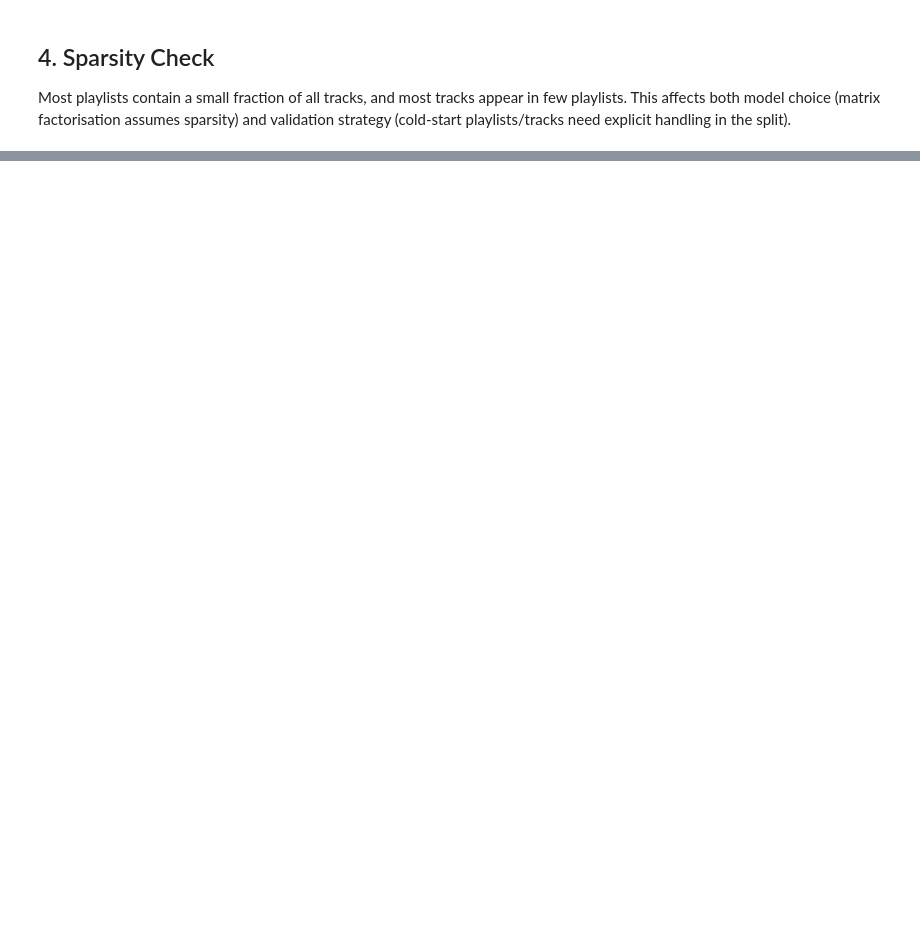
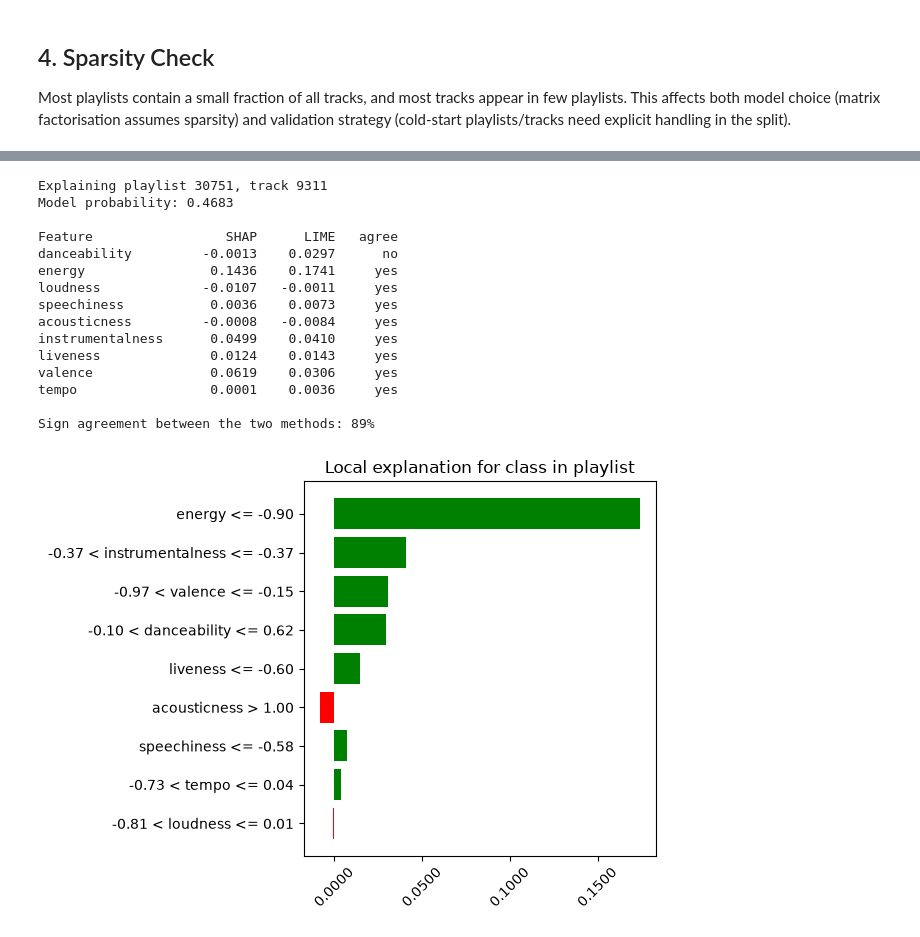
Before and after one commit to julesrif/ML-Music-Recommender-System, a Jupyter notebook: main.ipynb, the cells around one changed output, grey strips where cells are left out. Saved outputs shown, nothing was run; the diff lists cells and outputs as text; code cells hidden in the pictures; blank space fills up the shorter version.

```diff
--- a/main.ipynb
+++ b/main.ipynb
@@ -893,0 +2118,66 @@ plt.show()
+# %%
+# LIME on the same interaction as the first SHAP explanation. Classification mode rather
+# than regression: the model outputs a probability, so a two-column predict_proba is the
+# honest interface and keeps the surrogate comparable with the Shapley attribution.
+focus_u, focus_i = int(pair_users[0]), int(pair_items[0])
+focus_predict = audio_predictor(focus_u, focus_i)
+
+
+def predict_proba(audio_batch):
+    p = focus_predict(audio_batch)
+    return np.column_stack([1.0 - p, p])
+
+
+lime_explainer = lime.lime_tabular.LimeTabularExplainer(
+    training_data=audio_np[rng.choice(num_items, 5000, replace=False)],
+    feature_names=AUDIO_FEATURES,
+    class_names=["not in playlist", "in playlist"],
+    mode="classification",
+)
+
+lime_exp = lime_explainer.explain_instance(
+    data_row=audio_np[focus_i], predict_fn=predict_proba, num_features=len(AUDIO_FEATURES)
+)
+
+print(f"Explaining playlist {focus_u}, track {focus_i}")
+print(f"Model probability: {focus_predict(audio_np[focus_i : focus_i + 1])[0]:.4f}\n")
+
+lime_weights = dict(lime_exp.as_map()[1])
+shap_first = shap_values[0]
+
+print(f"{'Feature':<18}{'SHAP':>10}{'LIME':>10}{'agree':>8}")
+for j, feature in enumerate(AUDIO_FEATURES):
+    lime_w = lime_weights.get(j, 0.0)
+    agree = "yes" if np.sign(lime_w) == np.sign(shap_first[j]) else "no"
+    print(f"{feature:<18}{shap_first[j]:>10.4f}{lime_w:>10.4f}{agree:>8}")
+
+agreement = np.mean(
+    [
+        np.sign(lime_weights.get(j, 0.0)) == np.sign(shap_first[j])
+        for j in range(len(AUDIO_FEATURES))
+    ]
+)
+print(f"\nSign agreement between the two methods: {agreement:.0%}")
+
+fig = lime_exp.as_pyplot_figure()
+fig.gca().xaxis.set_major_formatter(FormatStrFormatter("%.4f"))
+plt.xticks(rotation=45)
+plt.tight_layout()
+plt.show()
+# %% [output]
+Explaining playlist 30751, track 9311
+Model probability: 0.4683
+
+Feature                 SHAP      LIME   agree
+danceability         -0.0013    0.0297      no
+energy                0.1436    0.1741     yes
+loudness             -0.0107   -0.0011     yes
+speechiness           0.0036    0.0073     yes
+acousticness         -0.0008   -0.0084     yes
+instrumentalness      0.0499    0.0410     yes
+liveness              0.0124    0.0143     yes
+valence               0.0619    0.0306     yes
+tempo                 0.0001    0.0036     yes
+
+Sign agreement between the two methods: 89%
+[figure, added]
```
Also changed, not shown: parts of 50 cells of this notebook, 11 other files.
